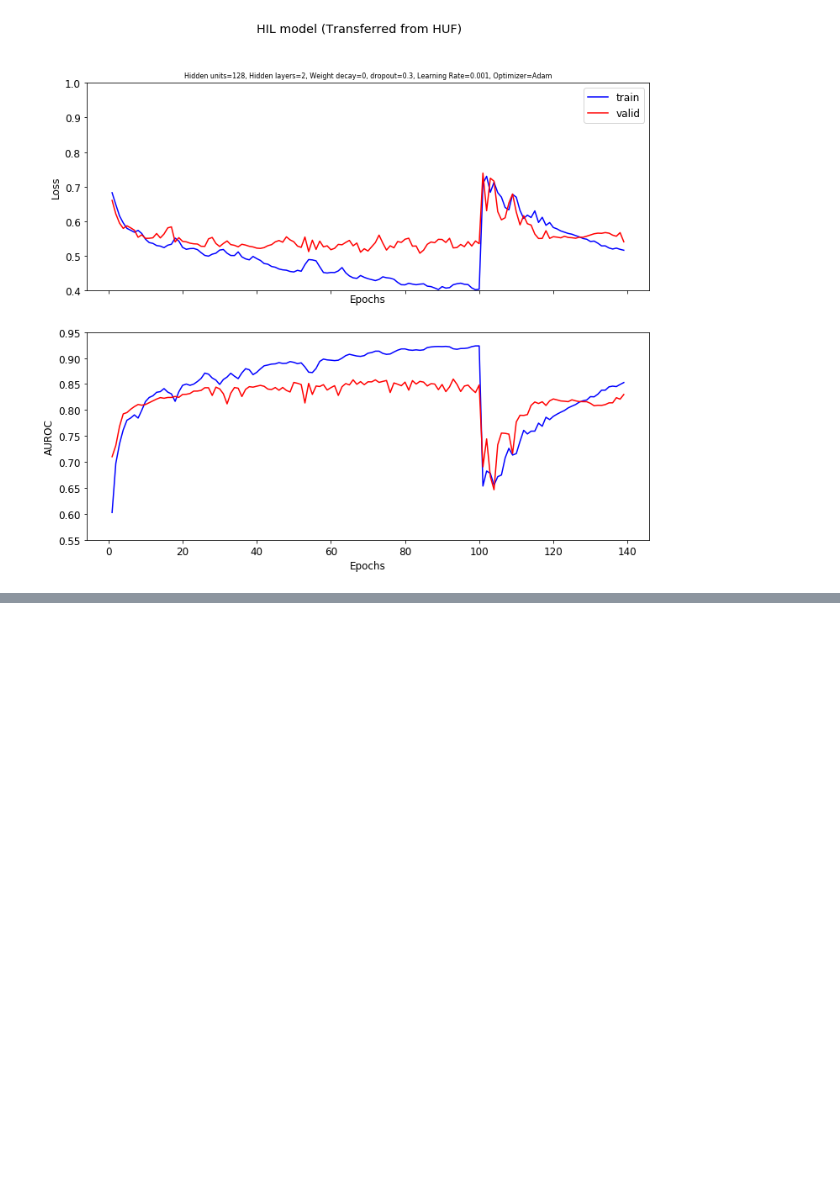
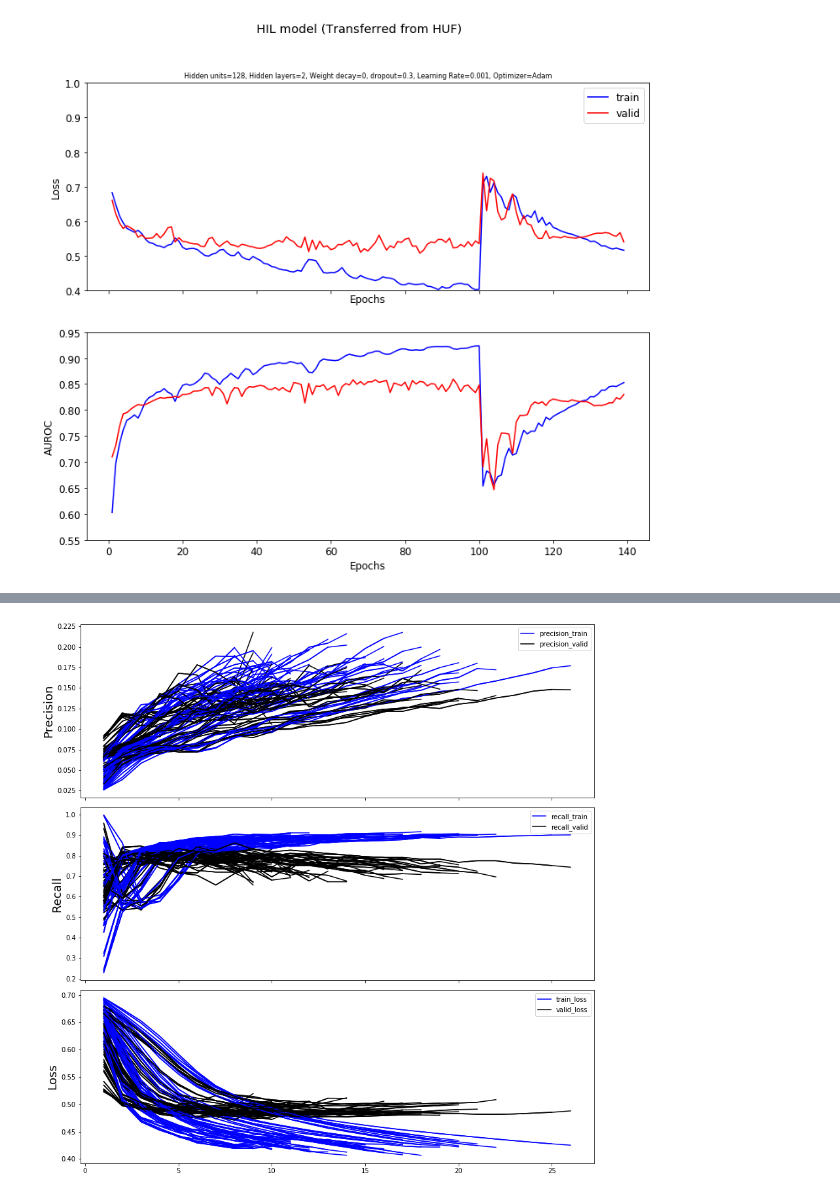
Before and after one commit to tufts-ml/time_series_prediction, a Jupyter notebook: scripts/madrid/notebooks/rnn_debugging_notebook.ipynb, the cells around one changed output, grey strips where cells are left out. Drawn from its saved outputs; the diff is of its cells as text; code cells hidden in the pictures; blank space fills up the shorter version.

```diff
--- a/scripts/madrid/notebooks/rnn_debugging_notebook.ipynb
+++ b/scripts/madrid/notebooks/rnn_debugging_notebook.ipynb
@@ -338,0 +345,19 @@ for model_ind, model_dir in enumerate(model_dirs):
+# %%
+#
+precision_train_np = np.zeros(len(per_tstep_csvs))
+recall_train_np = np.zeros(len(per_tstep_csvs))
+precision_valid_np = np.zeros(len(per_tstep_csvs))
+recall_valid_np = np.zeros(len(per_tstep_csvs))
+precision_test_np = np.zeros(len(per_tstep_csvs))
+recall_test_np = np.zeros(len(per_tstep_csvs))
+
+for i, csv in enumerate(per_tstep_csvs):
+    perf_df = pd.read_csv(csv)
+    precision_train_np[i] = perf_df['precision_train']
+    precision_valid_np[i] = perf_df['precision_valid']
+    precision_test_np[i] = perf_df['precision_test']
+    recall_train_np[i] = perf_df['recall_train']
+    recall_valid_np[i] = perf_df['recall_valid']
+    recall_test_np[i] = perf_df['recall_test']
+
+# perf_df
@@ -338,0 +391,45 @@ for model_ind, model_dir in enumerate(model_dirs):
+# %%
+f, axs = plt.subplots(3, 1, figsize=(12,12), sharex=True)
+
+fontsize=18
+for ii, perf_json in enumerate(per_tstep_jsons):
+    perf_df = pd.DataFrame(json.load(open(perf_json)))
+    epochs = perf_df['epoch'].values
+    precision_train = perf_df['precision_train'].values
+    precision_valid = perf_df['precision_valid'].values
+#     precision_test = perf_df['precision_test'].values
+    recall_train = perf_df['recall_train'].values
+    recall_valid = perf_df['recall_valid'].values
+
+    loss_train = perf_df['train_loss'].values
+    loss_valid = perf_df['valid_loss'].values
+#     recall_test = perf_df['recall_test'].values
+
+    axs[0].plot(epochs, precision_train, label='precision_train', color='b')
+    axs[0].plot(epochs, precision_valid, label='precision_valid', color='k')
+    axs[0].set_ylabel('Precision', fontsize=fontsize)
+
+    axs[1].plot(epochs, recall_train, label='recall_train',  color='b')
+    axs[1].plot(epochs, recall_valid, label='recall_valid', color='k')
+    axs[1].set_ylabel('Recall', fontsize=fontsize)
+
+    axs[2].plot(epochs, loss_train, label='train_loss',  color='b')
+    axs[2].plot(epochs, loss_valid, label='valid_loss', color='k')
+    axs[2].set_ylabel('Loss', fontsize=fontsize)
+
+    if ii==0:
+        axs[0].legend()
+        axs[1].legend()
+        axs[2].legend()
+
+#     plt.suptitle('Training Plots Across Hyperparameters')
+
+#     axs[2].plot(epochs, precision_test, label='precision_test')
+#     axs[2].plot(epochs, recall_test, label='recall_test')
+
+
+plt.tight_layout()
+f.savefig('HUF_RNN_training_plots.png')
+plt.show()
+# %% [output]
+[figure, added]
```
Also changed, not shown: parts of 4 cells of this notebook, 45 other files.
